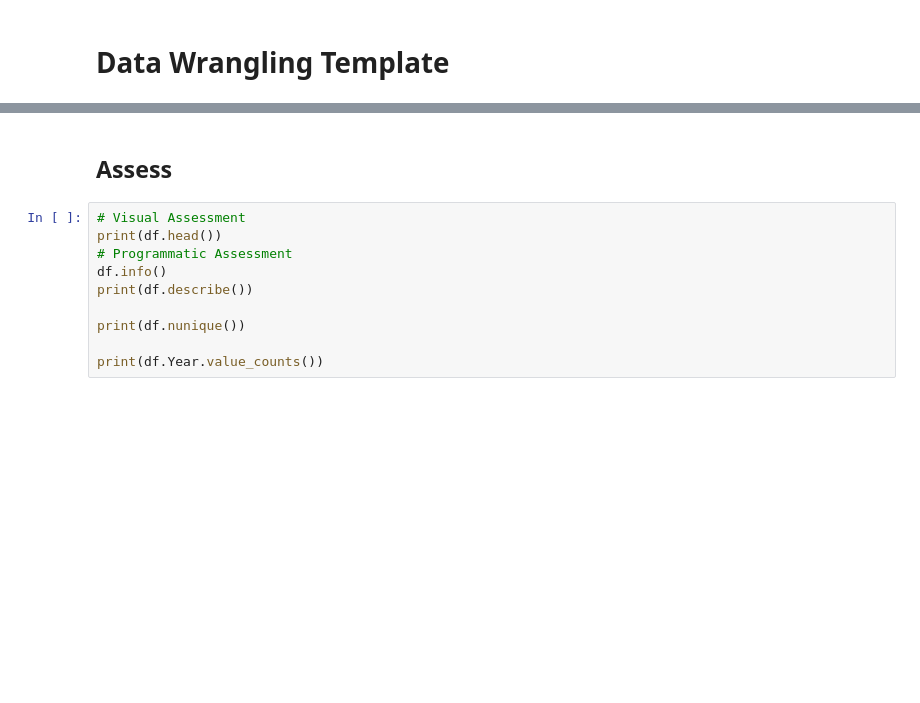
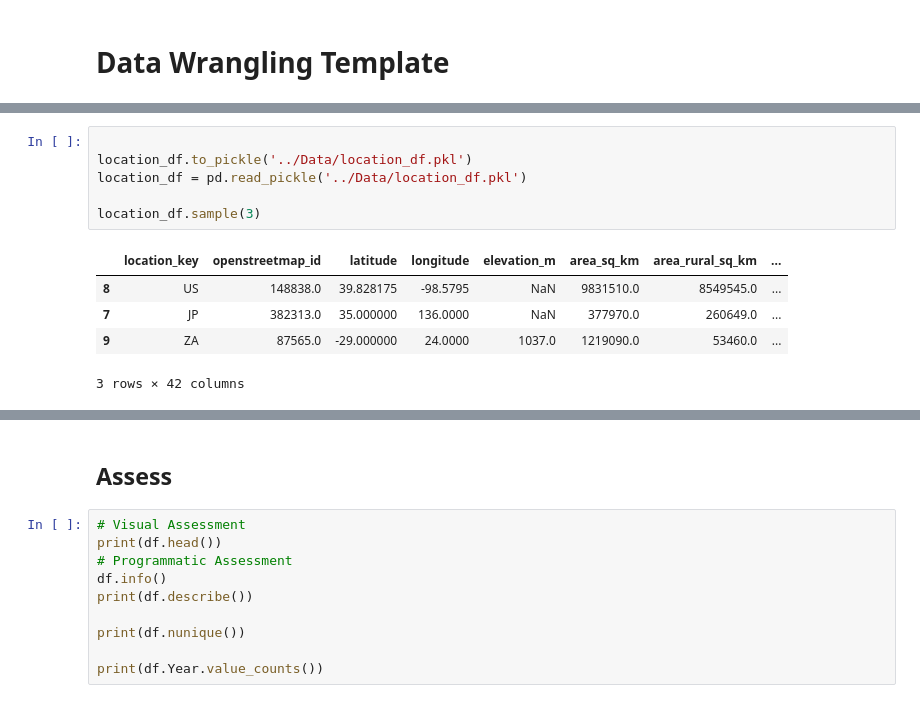
Before and after one commit to scelarek/CovidCast, a Jupyter notebook: Capstone/Templates/data-wrangling-template.ipynb, the cells around one changed output, grey strips where cells are left out. Cells and saved outputs as stored; diff of their text form; blank space fills up the shorter version.

```diff
--- a/Capstone/Templates/data-wrangling-template.ipynb
+++ b/Capstone/Templates/data-wrangling-template.ipynb
@@ -14,0 +109,12 @@ df = pd.read_csv('online-job-postings.csv')
+# %%
+
+location_df.to_pickle('../Data/location_df.pkl')
+location_df = pd.read_pickle('../Data/location_df.pkl')
+
+location_df.sample(3)
+# %% [output]
+|  | location_key | openstreetmap_id | latitude | longitude | elevation_m | area_sq_km | area_rural_sq_km | ... |
+| 8 | US | 148838.0 | 39.828175 | -98.5795 | NaN | 9831510.0 | 8549545.0 | ... |
+| 7 | JP | 382313.0 | 35.000000 | 136.0000 | NaN | 377970.0 | 260649.0 | ... |
+| 9 | ZA | 87565.0 | -29.000000 | 24.0000 | 1037.0 | 1219090.0 | 53460.0 | ... |
+3 rows × 42 columns
```
Also changed, not shown: parts of 10 cells of this notebook.
